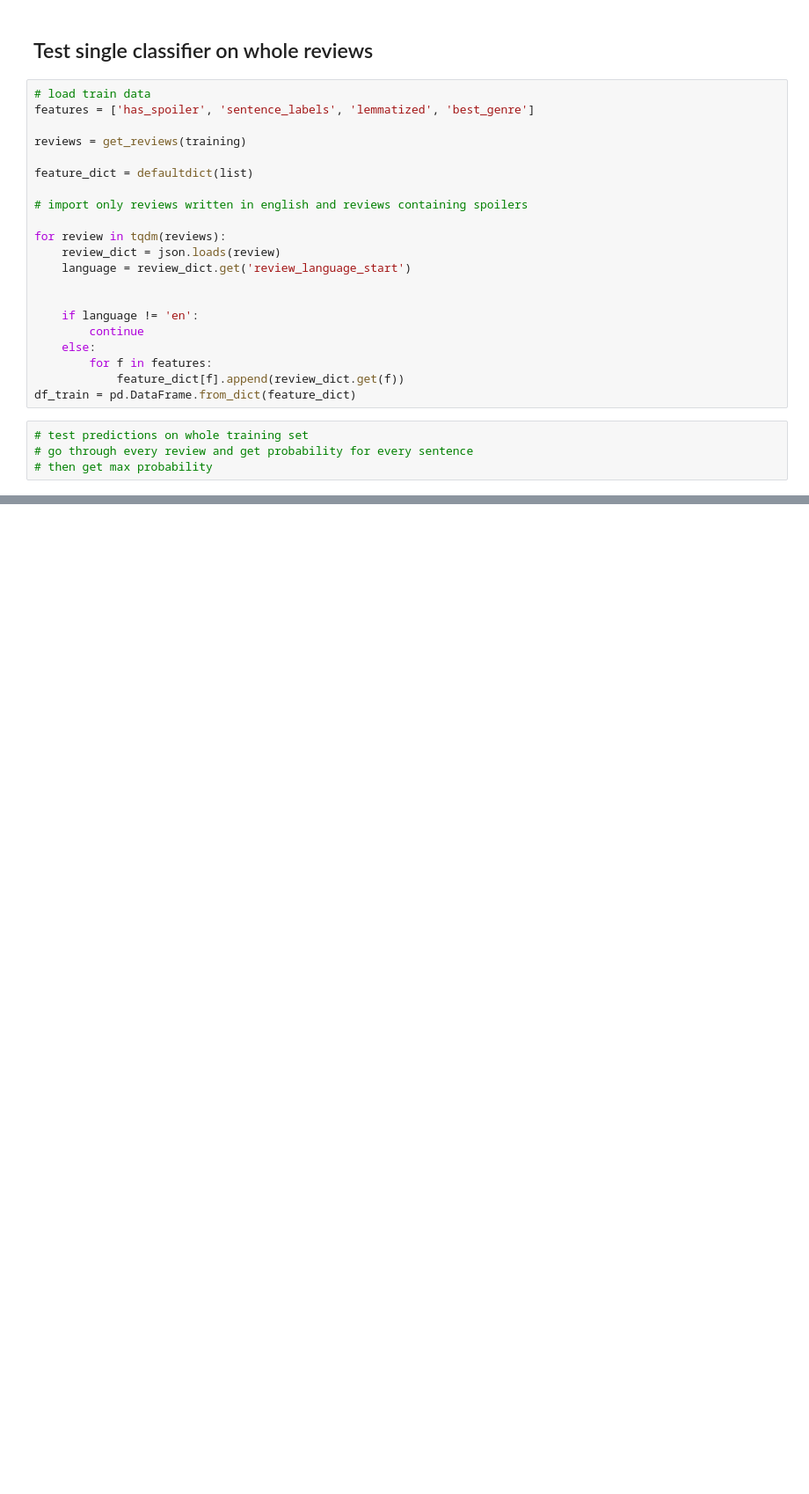
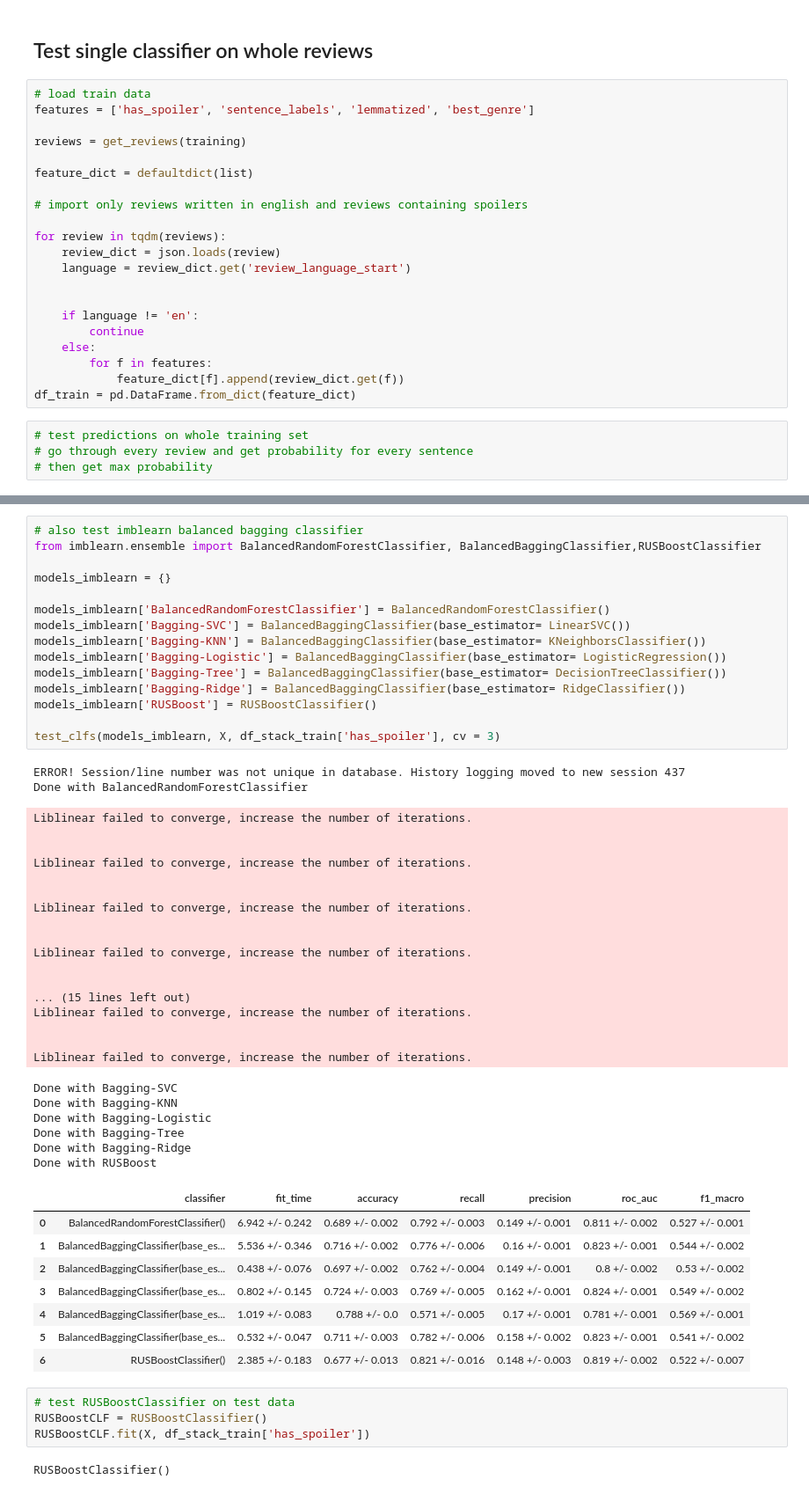
Before and after one commit to GHabeck/202011_capstone_project, a Jupyter notebook: sentence_classification.ipynb, the cells around one changed output, grey strips where cells are left out. Shown at 88% size. Cells and saved outputs as stored; diff of their text form; blank space fills up the shorter version.

```diff
--- a/sentence_classification.ipynb
+++ b/sentence_classification.ipynb
@@ -870,0 +956,55 @@ NameError: ignored
+# %%
+# also test imblearn balanced bagging classifier
+from imblearn.ensemble import BalancedRandomForestClassifier, BalancedBaggingClassifier,RUSBoostClassifier
+
+models_imblearn = {}
+
+models_imblearn['BalancedRandomForestClassifier'] = BalancedRandomForestClassifier()
+models_imblearn['Bagging-SVC'] = BalancedBaggingClassifier(base_estimator= LinearSVC())
+models_imblearn['Bagging-KNN'] = BalancedBaggingClassifier(base_estimator= KNeighborsClassifier())
+models_imblearn['Bagging-Logistic'] = BalancedBaggingClassifier(base_estimator= LogisticRegression())
+models_imblearn['Bagging-Tree'] = BalancedBaggingClassifier(base_estimator= DecisionTreeClassifier())
+models_imblearn['Bagging-Ridge'] = BalancedBaggingClassifier(base_estimator= RidgeClassifier())
+models_imblearn['RUSBoost'] = RUSBoostClassifier()
+
+test_clfs(models_imblearn, X, df_stack_train['has_spoiler'], cv = 3)
+# %% [output]
+ERROR! Session/line number was not unique in database. History logging moved to new session 437
+Done with BalancedRandomForestClassifier
+Liblinear failed to converge, increase the number of iterations.
+
+
+Liblinear failed to converge, increase the number of iterations.
+
+
+Liblinear failed to converge, increase the number of iterations.
+
+
+Liblinear failed to converge, increase the number of iterations.
+
+
+... (15 lines left out)
+Liblinear failed to converge, increase the number of iterations.
+
+
+Liblinear failed to converge, increase the number of iterations.
+Done with Bagging-SVC
+Done with Bagging-KNN
+Done with Bagging-Logistic
+Done with Bagging-Tree
+Done with Bagging-Ridge
+Done with RUSBoost
+|  | classifier | fit_time | accuracy | recall | precision | roc_auc | f1_macro |
+| 0 | BalancedRandomForestClassifier() | 6.942 +/- 0.242 | 0.689 +/- 0.002 | 0.792 +/- 0.003 | 0.149 +/- 0.001 | 0.811 +/- 0.002 | 0.527 +/- 0.001 |
+| 1 | BalancedBaggingClassifier(base_es... | 5.536 +/- 0.346 | 0.716 +/- 0.002 | 0.776 +/- 0.006 | 0.16 +/- 0.001 | 0.823 +/- 0.001 | 0.544 +/- 0.002 |
+| 2 | BalancedBaggingClassifier(base_es... | 0.438 +/- 0.076 | 0.697 +/- 0.002 | 0.762 +/- 0.004 | 0.149 +/- 0.001 | 0.8 +/- 0.002 | 0.53 +/- 0.002 |
+| 3 | BalancedBaggingClassifier(base_es... | 0.802 +/- 0.145 | 0.724 +/- 0.003 | 0.769 +/- 0.005 | 0.162 +/- 0.001 | 0.824 +/- 0.001 | 0.549 +/- 0.002 |
+| 4 | BalancedBaggingClassifier(base_es... | 1.019 +/- 0.083 | 0.788 +/- 0.0 | 0.571 +/- 0.005 | 0.17 +/- 0.001 | 0.781 +/- 0.001 | 0.569 +/- 0.001 |
+| 5 | BalancedBaggingClassifier(base_es... | 0.532 +/- 0.047 | 0.711 +/- 0.003 | 0.782 +/- 0.006 | 0.158 +/- 0.002 | 0.823 +/- 0.001 | 0.541 +/- 0.002 |
+| 6 | RUSBoostClassifier() | 2.385 +/- 0.183 | 0.677 +/- 0.013 | 0.821 +/- 0.016 | 0.148 +/- 0.003 | 0.819 +/- 0.002 | 0.522 +/- 0.007 |
+# %%
+# test RUSBoostClassifier on test data
+RUSBoostCLF = RUSBoostClassifier()
+RUSBoostCLF.fit(X, df_stack_train['has_spoiler'])
+# %% [output]
+RUSBoostClassifier()
```
Also changed, not shown: parts of 108 cells of this notebook.
